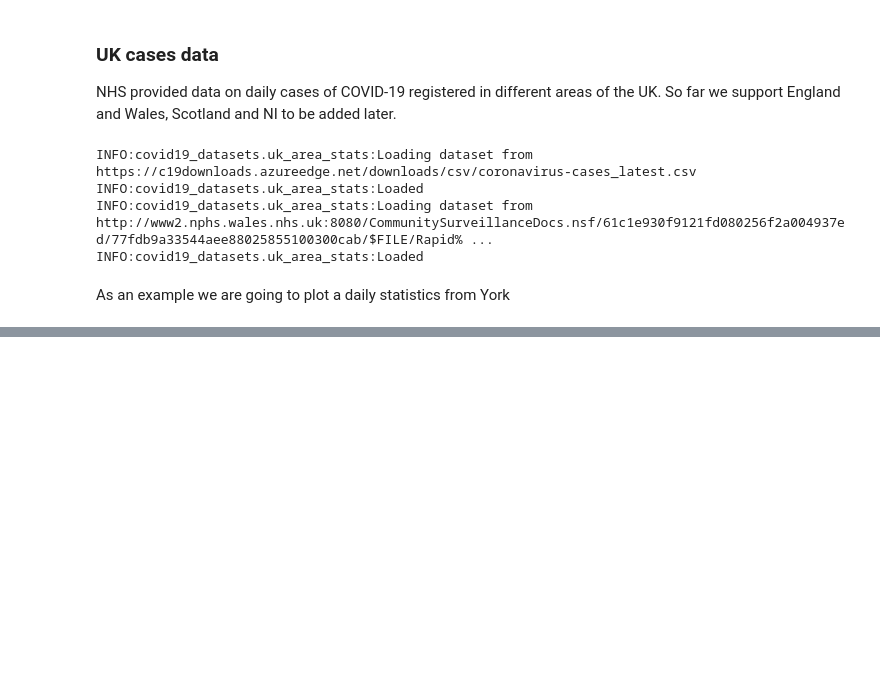
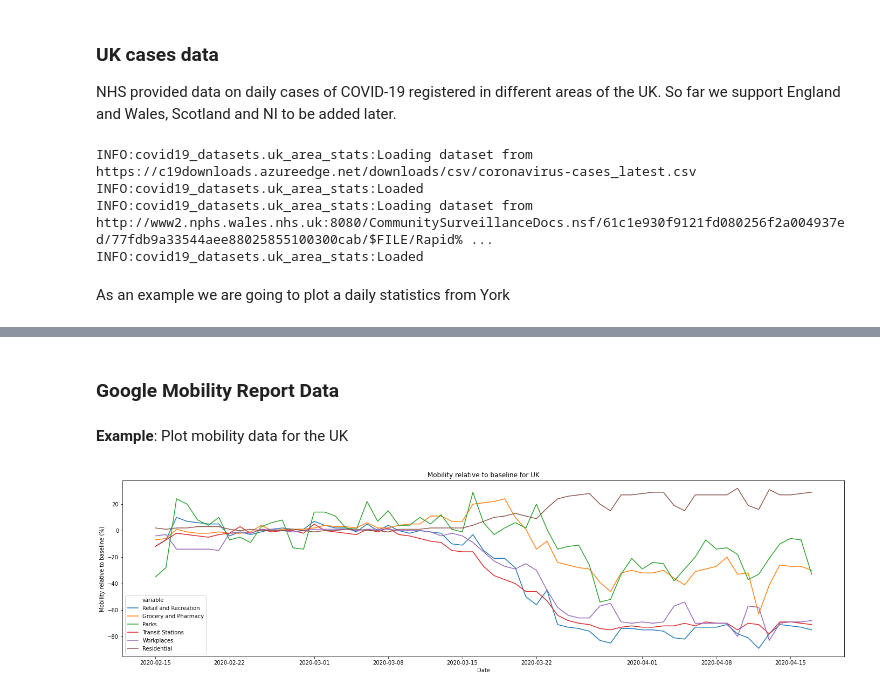
Before and after one commit to rs-delve/covid19_datasets, a Jupyter notebook: usage_example.ipynb, the cells around one changed output, grey strips where cells are left out. Saved outputs shown, nothing was run; the diff lists cells and outputs as text; code cells hidden in the pictures; blank space fills up the shorter version.

Commit message:
Updated usage example

```diff
--- a/usage_example.ipynb
+++ b/usage_example.ipynb
@@ -277,0 +284,19 @@ plt.title('New cases of COVID-19 in York');
+# %% [markdown]
+### Google Mobility Report Data
+# %%
+from covid19_datasets import Mobility
+mob = Mobility()
+# %% [markdown]
+**Example**: Plot mobility data for the UK
+# %%
+uk_data = mob.get_data().query('ISO == "GBR"')
+
+fig, ax = plt.subplots(figsize=(24, 6))
+sns.lineplot(data=uk_data.drop('ISO', axis='columns').melt(id_vars=['DATE']), x='DATE', y='value', hue='variable')
+
+plt.title('Mobility relative to baseline for UK')
+plt.xlabel('Date')
+plt.ylabel('Mobility relative to baseline (%)')
+plt.show()
+# %% [output]
+[figure, added]
```
Also changed, not shown: parts of 8 cells of this notebook.
